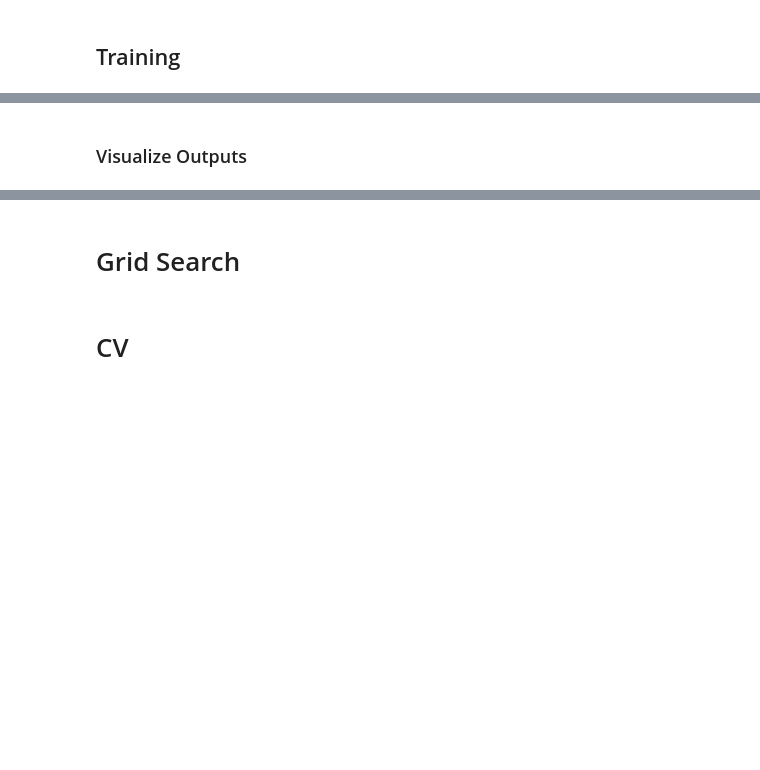
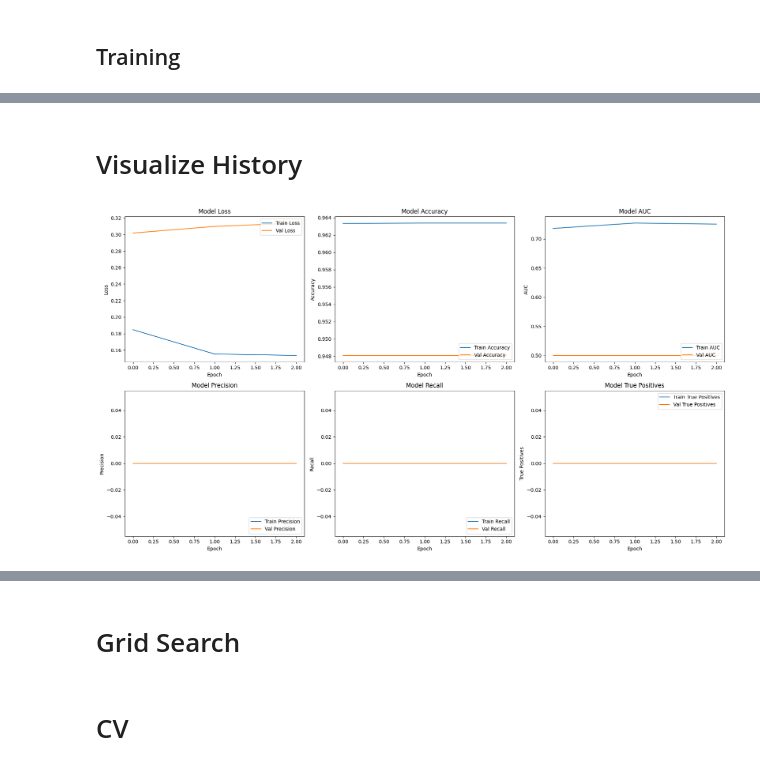
Before and after one commit to adamd1985/intra_day_futures_arb, a Jupyter notebook: cnn_algo.ipynb, the cells around one changed output, grey strips where cells are left out. Saved outputs shown, nothing was run; the diff lists cells and outputs as text; code cells hidden in the pictures; blank space fills up the shorter version.

```diff
--- a/cnn_algo.ipynb
+++ b/cnn_algo.ipynb
@@ -187,8 +238,8 @@ with strategy.scope():
         with open(FUTURES_TMP_FILE, 'rb') as f:
             train_agri_ts, val_agri_ts = pickle.load(f)
 
-train_agri_ts, CLASS_WEIGHTS = normalize_and_label_data(train_agri_ts)
-val_agri_ts, val_weights = normalize_and_label_data(val_agri_ts)
+train_agri_ts, CLASS_WEIGHTS = normalize_and_label_data(train_agri_ts, cols_to_scale=COLS_TO_SCALE)
+val_agri_ts, val_weights = normalize_and_label_data(val_agri_ts, cols_to_scale=COLS_TO_SCALE)
 
 print(f"train: {CLASS_WEIGHTS}")
 print(f"test: {val_weights}")
@@ -196,5 +251,6 @@ np.shape(train_agri_ts)
 # %%
 FEATURES = KF_COLS + BB_COLS + MOM_COLS + StockFeatExt.list
+FEATURES = StockFeat.list
 
 sample = val_agri_ts[0]
 print(sample[META_LABEL].value_counts())
@@ -314,15 +401,12 @@ from tensorflow.keras.regularizers import l2, l1, l1_l2
 MODEL_NAME = "WAVENET"
 MAX_DILATION = 8
 DILATION_RATE = 1
-EPOCHS = 10
-PATIENCE_EPOCHS = 3
 FILTERS = 32
 DROPRATE = 0.4
 KERNEL_SIZE = 3
-REG_WEIGHTS = 0.01
+REG_WEIGHTS = 1e-5
 CONVOLUTIONS = 10
-LEARN_RATTE =1e-3
-DENSE_SIZE = 32
+DENSE_SIZE = 128
 
 def wavenet_block(inputs, layer_id, filters, kernel_size=KERNEL_SIZE,
                   dilation_rate=DILATION_RATE, reg_param=REG_WEIGHTS, dropout_rate=DROPRATE):
@@ -380,7 +464,7 @@ def build_wavenet_model(input_shape, filters=FILTERS, kernel_size=KERNEL_SIZE,
     x = Conv1D(filters, 1, activation='relu', kernel_regularizer=l2(reg_param), name='post_conv_1')(x)
     x = Conv1D(filters, 1, activation='relu', kernel_regularizer=l2(reg_param), name='post_conv_2')(x)
     x = Flatten()(x)
-    x = Dense(32, activation='relu', kernel_regularizer=l2(reg_param), name='fc1')(x)
+    x = Dense(DENSE_SIZE, activation='relu', kernel_regularizer=l2(reg_param), name='fc1')(x)
     x = Dropout(dropout_rate, name='fcdo1')(x)
     outputs = Dense(1, activation='sigmoid', kernel_regularizer=l2(reg_param), name='output_dense')(x)
 
@@ -496,28 +662,65 @@ model.summary()
 # %% [markdown]
-### Visualize Outputs
+# Visualize History
 # %%
-if history is not None:
-    # Model might have been loaded from storage.
-    plt.figure(figsize=(14, 5))
+if history_dict is not None:
+    plt.figure(figsize=(18, 10))
 
-    plt.subplot(1, 2, 1)
-    plt.plot(history.history['loss'], label='Train Loss')
-    plt.plot(history.history['val_loss'], label='Val Loss')
+    # Plotting Loss
+    plt.subplot(2, 3, 1)
+    plt.plot(history_dict['loss'], label='Train Loss')
+    plt.plot(history_dict['val_loss'], label='Val Loss')
     plt.title('Model Loss')
     plt.xlabel('Epoch')
     plt.ylabel('Loss')
     plt.legend(loc='upper right')
 
-    plt.subplot(1, 2, 2)
-    plt.plot(history.history['ba'], label='Train Accuracy')
-    plt.plot(history.history['val_ba'], label='Val Accuracy')
-    plt.plot(history.history['auc'], label='Train AUC')
-    plt.plot(history.history['val_auc'], label='Val AUC')
-    plt.title('Model Accuracy and AUC')
+    # Plotting Accuracy
+    plt.subplot(2, 3, 2)
+    plt.plot(history_dict['ba'], label='Train Accuracy')
+    plt.plot(history_dict['val_ba'], label='Val Accuracy')
+    plt.title('Model Accuracy')
     plt.xlabel('Epoch')
-    plt.ylabel('Metric')
+    plt.ylabel('Accuracy')
     plt.legend(loc='lower right')
+
+    # Plotting AUC
+    plt.subplot(2, 3, 3)
+    plt.plot(history_dict['auc'], label='Train AUC')
+    plt.plot(history_dict['val_auc'], label='Val AUC')
+    plt.title('Model AUC')
+    plt.xlabel('Epoch')
+    plt.ylabel('AUC')
+    plt.legend(loc='lower right')
+
+    # Plotting Precision
+    plt.subplot(2, 3, 4)
+    plt.plot(history_dict['p'], label='Train Precision')
+    plt.plot(history_dict['val_p'], label='Val Precision')
+    plt.title('Model Precision')
+    plt.xlabel('Epoch')
+    plt.ylabel('Precision')
+    plt.legend(loc='lower right')
+
+    # Plotting Recall
+    plt.subplot(2, 3, 5)
+    plt.plot(history_dict['r'], label='Train Recall')
+    plt.plot(history_dict['val_r'], label='Val Recall')
+    plt.title('Model Recall')
+    plt.xlabel('Epoch')
+    plt.ylabel('Recall')
+    plt.legend(loc='lower right')
+
+    # Plotting True Positives
+    plt.subplot(2, 3, 6)
+    plt.plot(history_dict['tp'], label='Train True Positives')
+    plt.plot(history_dict['val_tp'], label='Val True Positives')
+    plt.title('Model True Positives')
+    plt.xlabel('Epoch')
+    plt.ylabel('True Positives')
+    plt.legend(loc='upper right')
 
     plt.tight_layout()
     plt.show()
+# %% [output]
+[figure, added]
 # %% [markdown]
```
Also changed, not shown: parts of 23 cells of this notebook, 1 other file.
